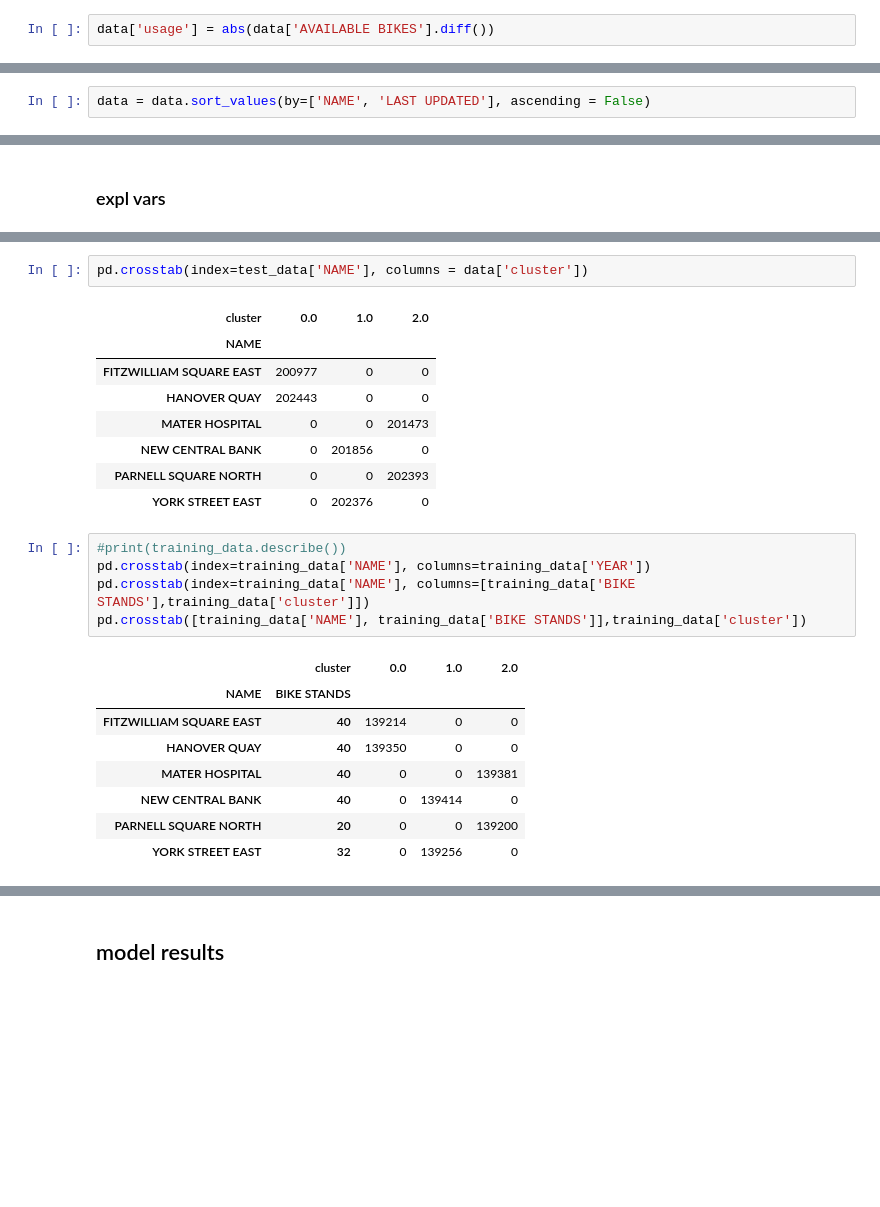
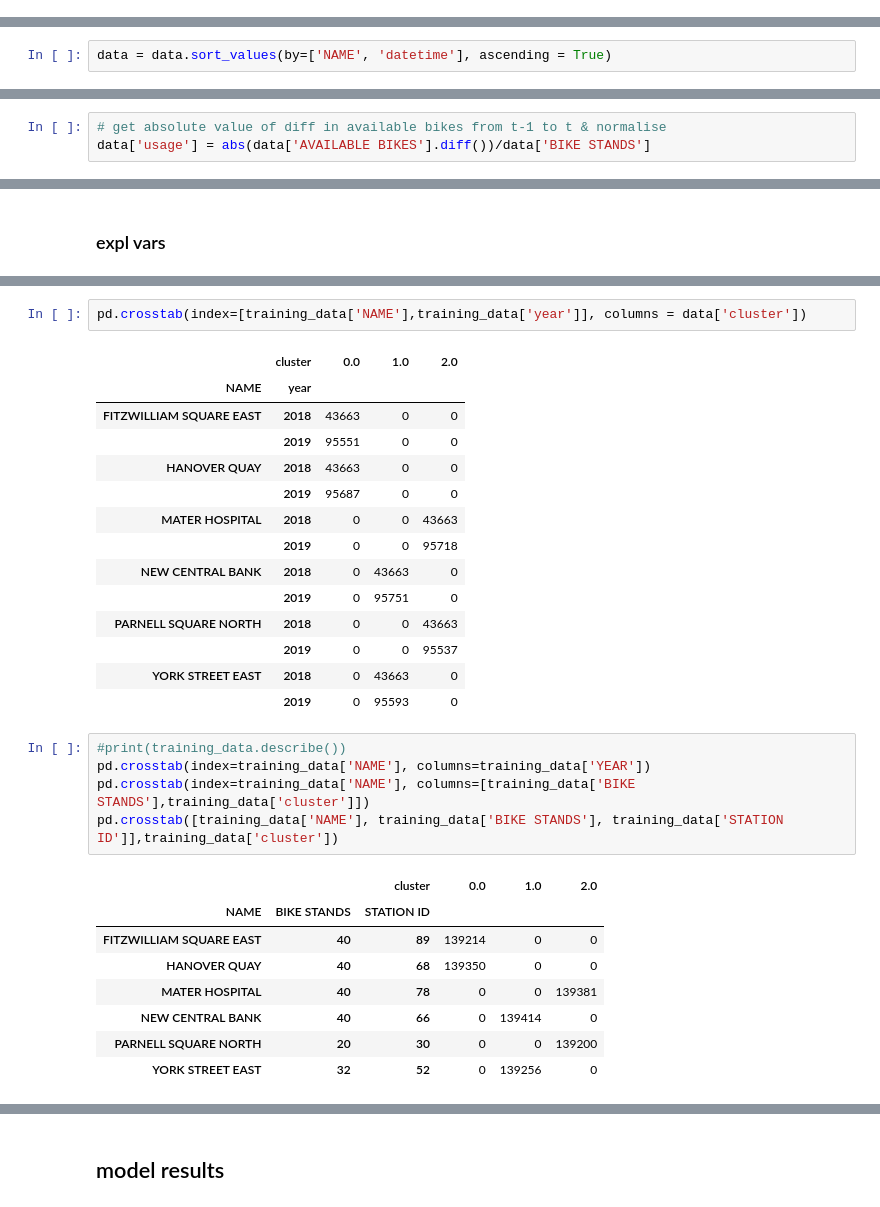
Before and after one commit to Arianaxsz/ML-Project, a Jupyter notebook: model_q2.ipynb, the cells around one changed output, grey strips where cells are left out. Saved outputs shown, nothing was run; the diff lists cells and outputs as text; blank space fills up the shorter version.

```diff
--- a/model_q2.ipynb
+++ b/model_q2.ipynb
@@ -83,4 +89,2 @@ print(data['NAME'].unique())
 ['FITZWILLIAM SQUARE EAST' 'HANOVER QUAY' 'MATER HOSPITAL'
  'NEW CENTRAL BANK' 'PARNELL SQUARE NORTH' 'YORK STREET EAST']
-# %%
-data['usage'] = abs(data['AVAILABLE BIKES'].diff())
@@ -89,2 +91,2 @@ data['usage'] = abs(data['AVAILABLE BIKES'].diff())
 # %%
-data = data.sort_values(by=['NAME', 'LAST UPDATED'], ascending = False)
+data = data.sort_values(by=['NAME', 'datetime'], ascending = True)
@@ -91,3 +95,6 @@ data = data.sort_values(by=['NAME', 'LAST UPDATED'], ascending = False)
+# %%
+# get absolute value of diff in available bikes from t-1 to t & normalise
+data['usage'] = abs(data['AVAILABLE BIKES'].diff())/data['BIKE STANDS']
 # %%
 data.to_csv("data/station_data.csv", index = False)
 # %%
@@ -249,25 +253,31 @@ max        23.000000      12.000000    2019.000000
 # %%
-pd.crosstab(index=test_data['NAME'], columns = data['cluster'])
+pd.crosstab(index=[training_data['NAME'],training_data['year']], columns = data['cluster'])
 # %% [output]
-| cluster | 0.0 | 1.0 | 2.0 |
-| NAME |  |  |  |
-| FITZWILLIAM SQUARE EAST | 200977 | 0 | 0 |
-| HANOVER QUAY | 202443 | 0 | 0 |
-| MATER HOSPITAL | 0 | 0 | 201473 |
-| NEW CENTRAL BANK | 0 | 201856 | 0 |
-| PARNELL SQUARE NORTH | 0 | 0 | 202393 |
-| YORK STREET EAST | 0 | 202376 | 0 |
+|  | cluster | 0.0 | 1.0 | 2.0 |
+| NAME | year |  |  |  |
+| FITZWILLIAM SQUARE EAST | 2018 | 43663 | 0 | 0 |
+|  | 2019 | 95551 | 0 | 0 |
+| HANOVER QUAY | 2018 | 43663 | 0 | 0 |
+|  | 2019 | 95687 | 0 | 0 |
+| MATER HOSPITAL | 2018 | 0 | 0 | 43663 |
+|  | 2019 | 0 | 0 | 95718 |
+| NEW CENTRAL BANK | 2018 | 0 | 43663 | 0 |
+|  | 2019 | 0 | 95751 | 0 |
+| PARNELL SQUARE NORTH | 2018 | 0 | 0 | 43663 |
+|  | 2019 | 0 | 0 | 95537 |
+| YORK STREET EAST | 2018 | 0 | 43663 | 0 |
+|  | 2019 | 0 | 95593 | 0 |
 # %%
 #print(training_data.describe())
 pd.crosstab(index=training_data['NAME'], columns=training_data['YEAR'])
 pd.crosstab(index=training_data['NAME'], columns=[training_data['BIKE STANDS'],training_data['cluster']])
-pd.crosstab([training_data['NAME'], training_data['BIKE STANDS']],training_data['cluster'])
+pd.crosstab([training_data['NAME'], training_data['BIKE STANDS'], training_data['STATION ID']],training_data['cluster'])
 # %% [output]
-|  | cluster | 0.0 | 1.0 | 2.0 |
-| NAME | BIKE STANDS |  |  |  |
-| FITZWILLIAM SQUARE EAST | 40 | 139214 | 0 | 0 |
-| HANOVER QUAY | 40 | 139350 | 0 | 0 |
-| MATER HOSPITAL | 40 | 0 | 0 | 139381 |
-| NEW CENTRAL BANK | 40 | 0 | 139414 | 0 |
-| PARNELL SQUARE NORTH | 20 | 0 | 0 | 139200 |
-| YORK STREET EAST | 32 | 0 | 139256 | 0 |
+|  |  | cluster | 0.0 | 1.0 | 2.0 |
+| NAME | BIKE STANDS | STATION ID |  |  |  |
+| FITZWILLIAM SQUARE EAST | 40 | 89 | 139214 | 0 | 0 |
+| HANOVER QUAY | 40 | 68 | 139350 | 0 | 0 |
+| MATER HOSPITAL | 40 | 78 | 0 | 0 | 139381 |
+| NEW CENTRAL BANK | 40 | 66 | 0 | 139414 | 0 |
+| PARNELL SQUARE NORTH | 20 | 30 | 0 | 0 | 139200 |
+| YORK STREET EAST | 32 | 52 | 0 | 139256 | 0 |
```
Also changed, not shown: parts of 38 cells of this notebook.
